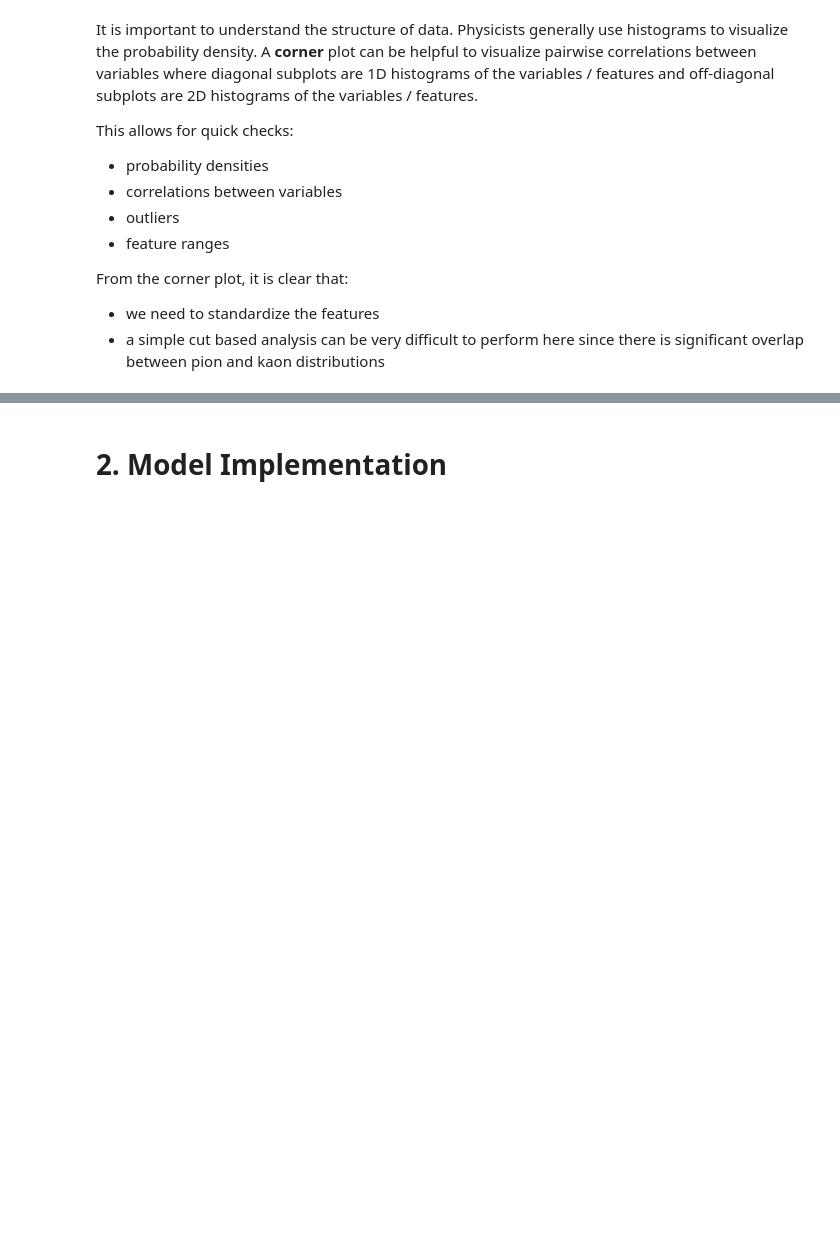
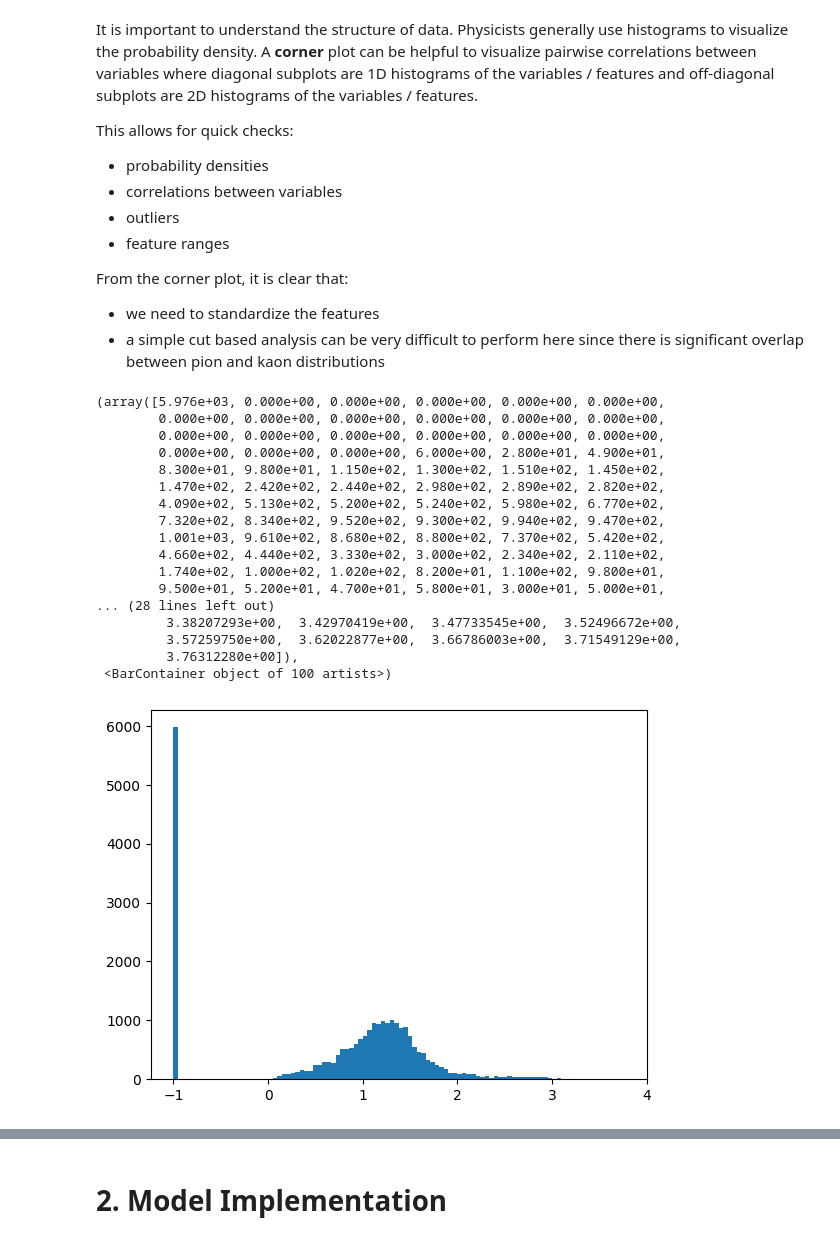
Before and after one commit to JeffersonLab/gluex_workshops, a Jupyter notebook: tutorial_ai_ml_2025/model_python/model.ipynb, the cells around one changed output, grey strips where cells are left out. Cells and saved outputs as stored; diff of their text form; code cells hidden in the pictures; blank space fills up the shorter version.

```diff
--- a/tutorial_ai_ml_2025/model_python/model.ipynb
+++ b/tutorial_ai_ml_2025/model_python/model.ipynb
@@ -83,3 +83,27 @@ This allows for quick checks:
 From the corner plot, it is clear that:
 - we need to standardize the features
 - a simple cut based analysis can be very difficult to perform here since there is significant overlap between pion and kaon distributions
+# %%
+data.loc[data['Positive_TrackFCAL_DOCA'] == 999, 'Positive_TrackFCAL_DOCA'] =
+data.loc[data['Negative_TrackFCAL_DOCA'] == 999, 'Negative_TrackFCAL_DOCA'] = 0
+# %%
+plt.hist(data['Positive_TrackFCAL_DOCA'], bins=100)
+# %% [output]
+(array([5.976e+03, 0.000e+00, 0.000e+00, 0.000e+00, 0.000e+00, 0.000e+00,
+        0.000e+00, 0.000e+00, 0.000e+00, 0.000e+00, 0.000e+00, 0.000e+00,
+        0.000e+00, 0.000e+00, 0.000e+00, 0.000e+00, 0.000e+00, 0.000e+00,
+        0.000e+00, 0.000e+00, 0.000e+00, 6.000e+00, 2.800e+01, 4.900e+01,
+        8.300e+01, 9.800e+01, 1.150e+02, 1.300e+02, 1.510e+02, 1.450e+02,
+        1.470e+02, 2.420e+02, 2.440e+02, 2.980e+02, 2.890e+02, 2.820e+02,
+        4.090e+02, 5.130e+02, 5.200e+02, 5.240e+02, 5.980e+02, 6.770e+02,
+        7.320e+02, 8.340e+02, 9.520e+02, 9.300e+02, 9.940e+02, 9.470e+02,
+        1.001e+03, 9.610e+02, 8.680e+02, 8.800e+02, 7.370e+02, 5.420e+02,
+        4.660e+02, 4.440e+02, 3.330e+02, 3.000e+02, 2.340e+02, 2.110e+02,
+        1.740e+02, 1.000e+02, 1.020e+02, 8.200e+01, 1.100e+02, 9.800e+01,
+        9.500e+01, 5.200e+01, 4.700e+01, 5.800e+01, 3.000e+01, 5.000e+01,
+... (28 lines left out)
+         3.38207293e+00,  3.42970419e+00,  3.47733545e+00,  3.52496672e+00,
+         3.57259750e+00,  3.62022877e+00,  3.66786003e+00,  3.71549129e+00,
+         3.76312280e+00]),
+ <BarContainer object of 100 artists>)
+[figure, added]
```
Also changed, not shown: parts of 2 cells of this notebook, 1 other file.
